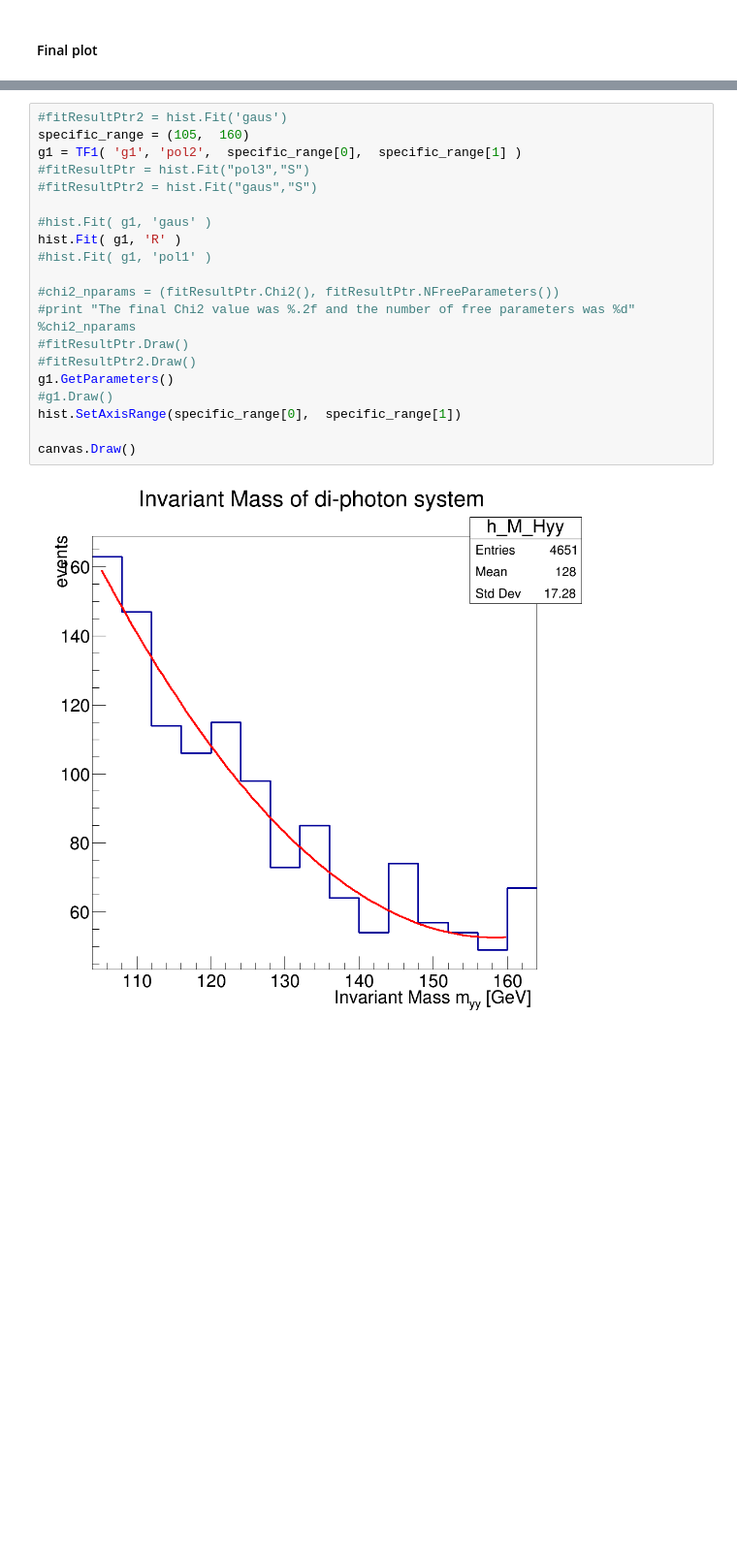
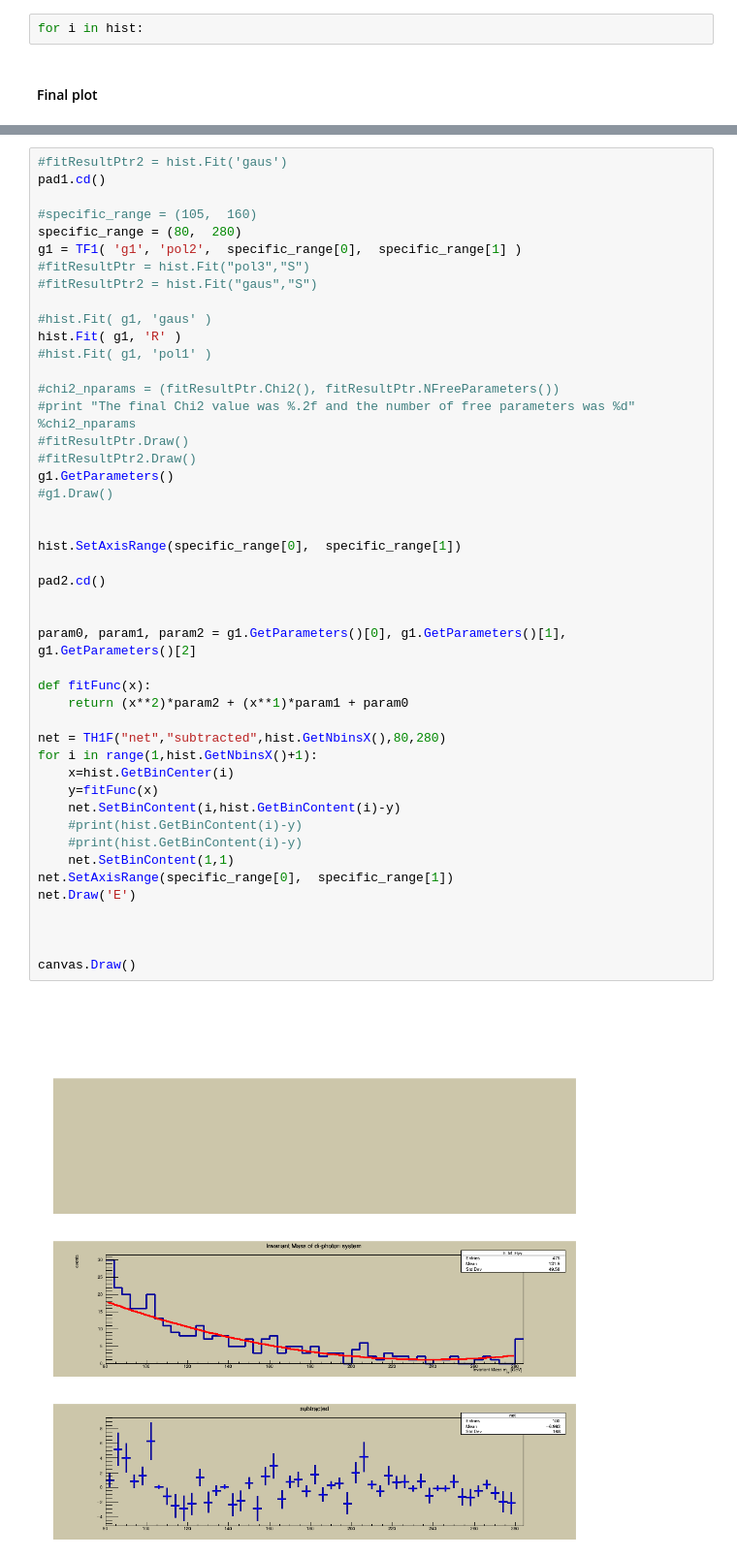
Before and after one commit to sepante-sub/jupyter-notebooks-root-13TeV, a Jupyter notebook: ATLAS_OpenData_01-python_Hyy_channel_analysis_example.ipynb, the cells around one changed output, grey strips where cells are left out. Shown at 97% size. Saved outputs shown, nothing was run; the diff lists cells and outputs as text; blank space fills up the shorter version.

```diff
--- a/ATLAS_OpenData_01-python_Hyy_channel_analysis_example.ipynb
+++ b/ATLAS_OpenData_01-python_Hyy_channel_analysis_example.ipynb
@@ -119,2 +254,4 @@ for n, event in enumerate(tree):
+# %%
+for i in hist:
 # %% [markdown]
 #### Final plot
@@ -127,22 +258,48 @@ NameError: name 'TF1' is not defined
 # %%
 #fitResultPtr2 = hist.Fit('gaus')
-specific_range = (105,  160)
+pad1.cd()
+
+#specific_range = (105,  160)
+specific_range = (80,  280)
 g1 = TF1( 'g1', 'pol2',  specific_range[0],  specific_range[1] )
 #fitResultPtr = hist.Fit("pol3","S")
 #fitResultPtr2 = hist.Fit("gaus","S")
 
 #hist.Fit( g1, 'gaus' )
 hist.Fit( g1, 'R' )
 #hist.Fit( g1, 'pol1' )
 
 #chi2_nparams = (fitResultPtr.Chi2(), fitResultPtr.NFreeParameters())
 #print "The final Chi2 value was %.2f and the number of free parameters was %d" %chi2_nparams
 #fitResultPtr.Draw()
 #fitResultPtr2.Draw()
 g1.GetParameters()
 #g1.Draw()
+
+
 hist.SetAxisRange(specific_range[0],  specific_range[1])
 
+pad2.cd()
+
+
+param0, param1, param2 = g1.GetParameters()[0], g1.GetParameters()[1], g1.GetParameters()[2]
+
+def fitFunc(x):
+    return (x**2)*param2 + (x**1)*param1 + param0
+
+net = TH1F("net","subtracted",hist.GetNbinsX(),80,280)
+for i in range(1,hist.GetNbinsX()+1):
+    x=hist.GetBinCenter(i)
+    y=fitFunc(x)
+    net.SetBinContent(i,hist.GetBinContent(i)-y)
+    #print(hist.GetBinContent(i)-y)
+    #print(hist.GetBinContent(i)-y)
+    net.SetBinContent(1,1)
+net.SetAxisRange(specific_range[0],  specific_range[1])
+net.Draw('E')
+
+
+
 canvas.Draw()
 # %% [output]
-[figure, old version]
+[figure, new version]
```
Also changed, not shown: parts of 25 cells of this notebook, 3 other files.
